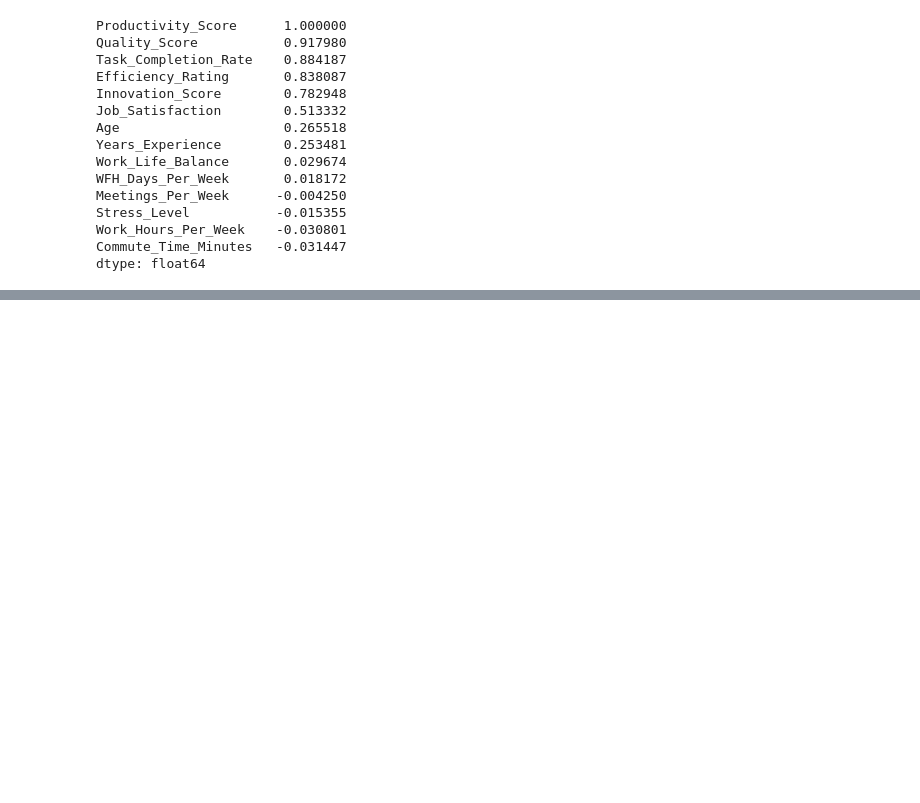
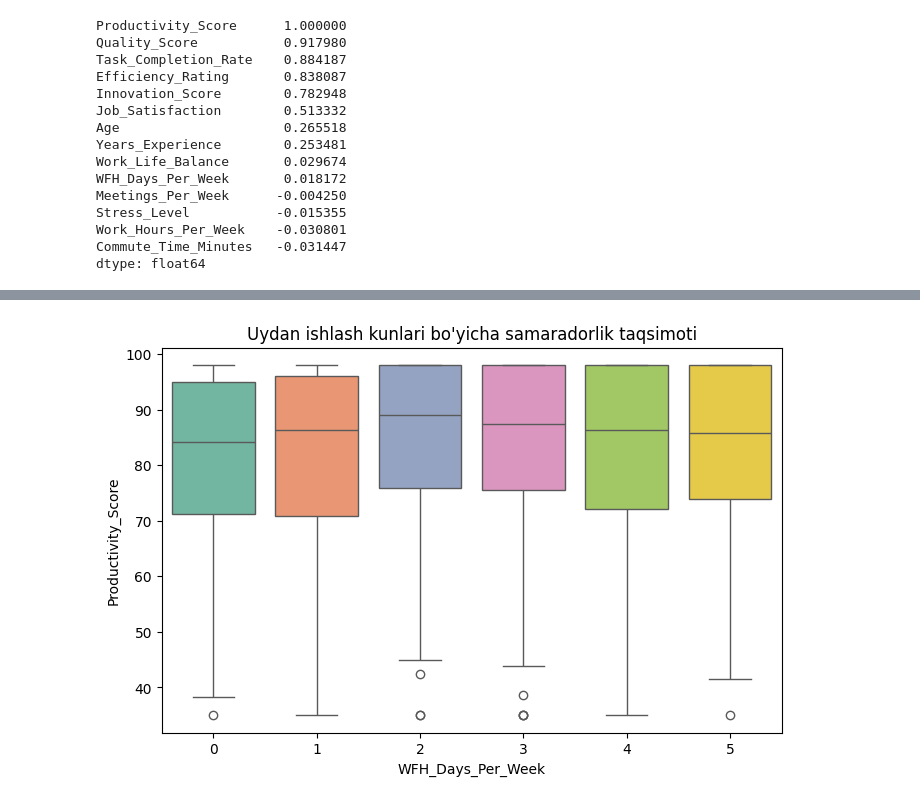
Before and after one commit to sarmuh/Remote-Work-Productivity-ML, a Jupyter notebook: notebooks/data_info.ipynb, the cells around one changed output, grey strips where cells are left out. Cells and saved outputs as stored; diff of their text form; code cells hidden in the pictures; blank space fills up the shorter version.

```diff
--- a/notebooks/data_info.ipynb
+++ b/notebooks/data_info.ipynb
@@ -142,0 +177,7 @@ dtype: float64
+# %%
+plt.figure(figsize=(8, 5))
+sns.boxplot(x='WFH_Days_Per_Week', y='Productivity_Score', data=df, hue= 'WFH_Days_Per_Week', palette='Set2',legend=False)
+plt.title("Uydan ishlash kunlari bo'yicha samaradorlik taqsimoti")
+plt.show()
+# %% [output]
+[figure, added]
```
Also changed, not shown: parts of 21 cells of this notebook, 2 other files.
